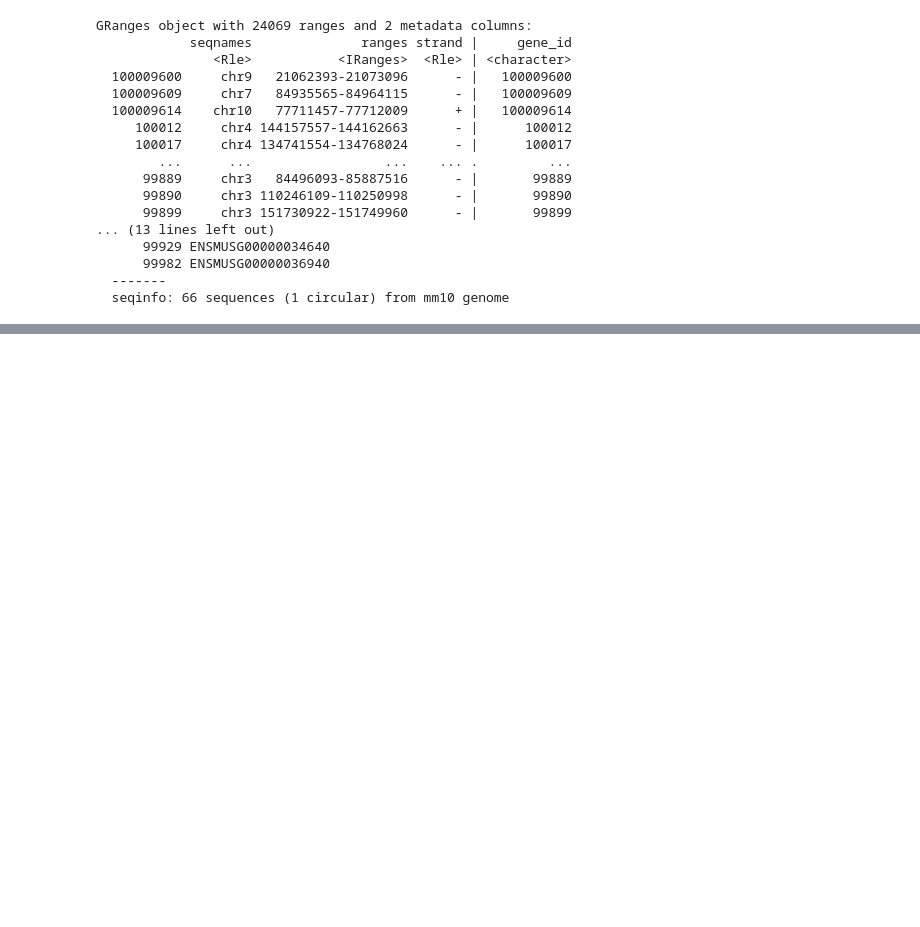
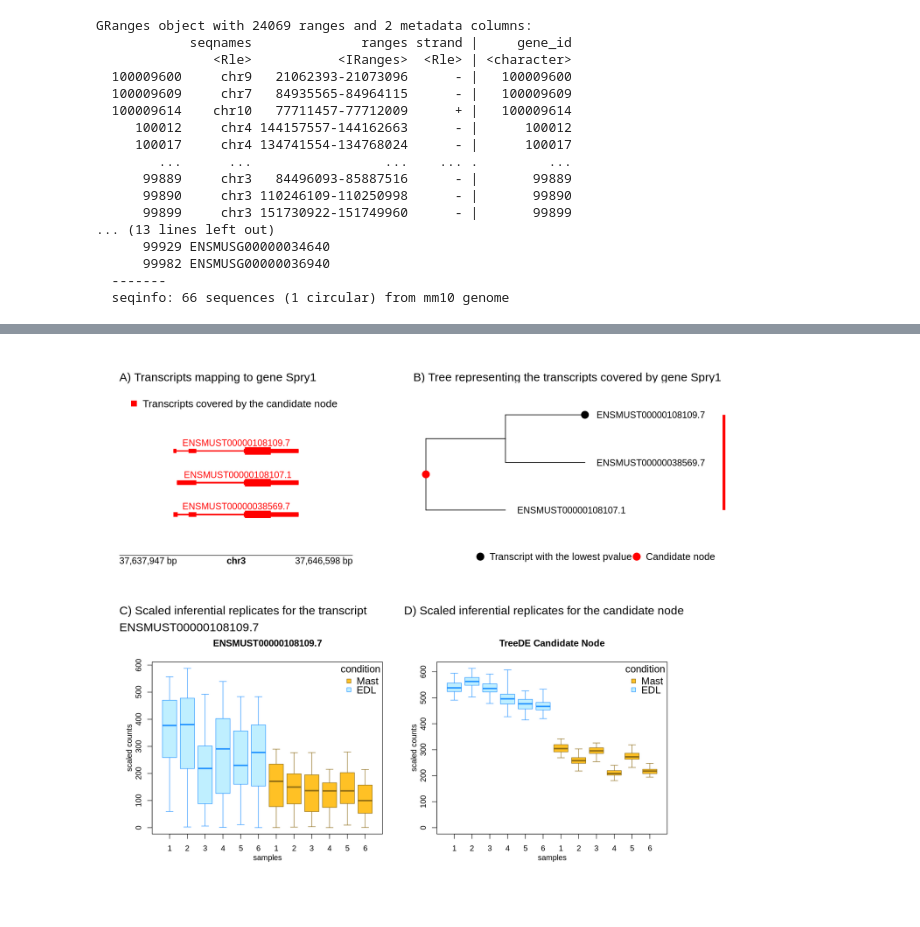
Before and after one commit to NPSDC/treeTerminusScripts, a Jupyter notebook: real_datasets/GSE100505_EDL_MAST/mode=gcbias/post_type=gibbs_nreps=100_tf=100/DE/Transcripts.ipynb, the cells around one changed output, grey strips where cells are left out. Drawn from its saved outputs; the diff is of its cells as text; code cells hidden in the pictures; blank space fills up the shorter version.

Commit message:
Transcript analysis

```diff
--- a/real_datasets/GSE100505_EDL_MAST/mode=gcbias/post_type=gibbs_nreps=100_tf=100/DE/Transcripts.ipynb
+++ b/real_datasets/GSE100505_EDL_MAST/mode=gcbias/post_type=gibbs_nreps=100_tf=100/DE/Transcripts.ipynb
@@ -758,0 +866,68 @@ Groups: ensID, ensID [24074]
+# %%
+options(repr.plot.width=15, repr.plot.height=12)
+
+library(plotgardener)
+pageCreate(width = 15, height = 11.4, showGuides = FALSE, default.units = "inches")
+par <- pgParams(
+  chrom = as.character(g[["seqnames"]]),
+  chromstart = g[["start"]]-2000, chromend = g[["end"]]+2000,
+  assembly = "mm10", just = c("left", "bottom"), fontsize = 8,
+default.units = "inches", fontsize=14
+)
+
+parText <- pgParams(
+    just = c("left", "top"), fontsize = 18
+)#, fontface = "bold")
+
+# hilite <- data.frame(transcript=c(tx_to_show, setdiff(treeSub$tip, tx_to_show)),
+#                      color=c(rep("red", length(tx_to_show)),
+#                              rep("black", length(setdiff(treeSub$tip, tx_to_show)))))
+
+hilite <- data.frame(transcript=c(tx_to_show, setdiff(treeSub$tip, tx_to_show)),
+                     color=c(rep("red", length(tx_to_show)),
+                             rep("blue", length(setdiff(treeSub$tip, tx_to_show)))))
+plotLegend(
+    legend = c("Transcripts covered by the candidate node"),
+    fill = c("red"), border = FALSE,
+    x = 0.5, y = 0.6, width = 1, height = 0.5,
+    just = c("left", "top"), fontsize=16,
+)
+
+plotText(label="A) Transcripts mapping to gene Spry1", x = 0.5, y = 0.2,
+        params = parText)
+
+plotTranscripts(
+    params = par, x = 0.5, y = 3.3, width = 5, height = 6,
+    spaceHeight=2.5, boxHeight=0.15,
+    labels = "transcript", fill="blue",
+    transcriptHighlights = hilite
+)
+
+plotGenomeLabel(
+  params = par, x = 0.5, y = 4.1, length=5,
+  just = c("left", "top")
+)
+
+plotText(label="B) Tree representing the transcripts covered by gene Spry1",
+         x = 6.8, y = 0.2, params = parText)
+plotGG(
+    plot = pTree,
+    x = 6.6, y = 0.4, width = 8, height=4
+)
+
+plotText(label="C) Scaled inferential replicates for the transcript \nENSMUST00000108109.7",
+         x = 0.5, y = 5.2, params = parText)
+
+plotGG(
+    plot = pTxp,
+    x = 0.5, y = 5.8, width = 6, height=5
+)
+
+plotText(label="D) Scaled inferential replicates for the candidate node",
+         x = 6.6, y = 5.2, params = parText)
+
+plotGG(
+    plot = pInn,
+    x = 6.6, y = 5.8, width = 6, height=5
+)
+# %% [output]
@@ -758,0 +953 @@ Groups: ensID, ensID [24074]
+[figure, added]
```
Also changed, not shown: parts of 60 cells of this notebook.
